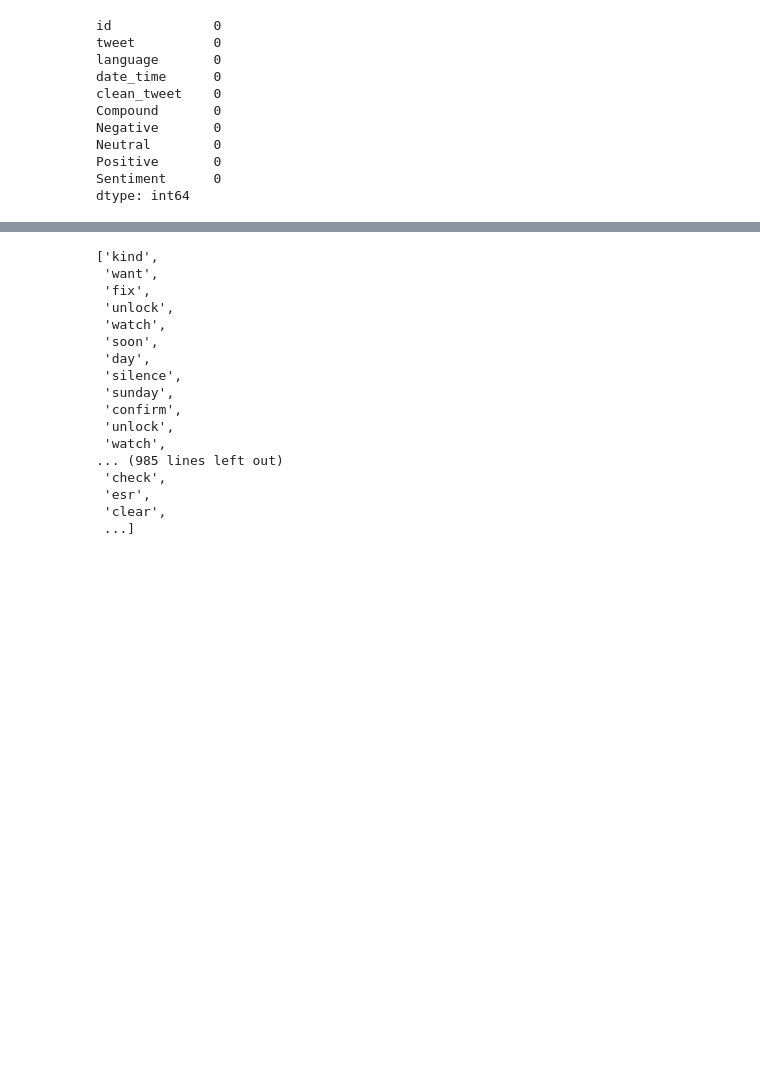
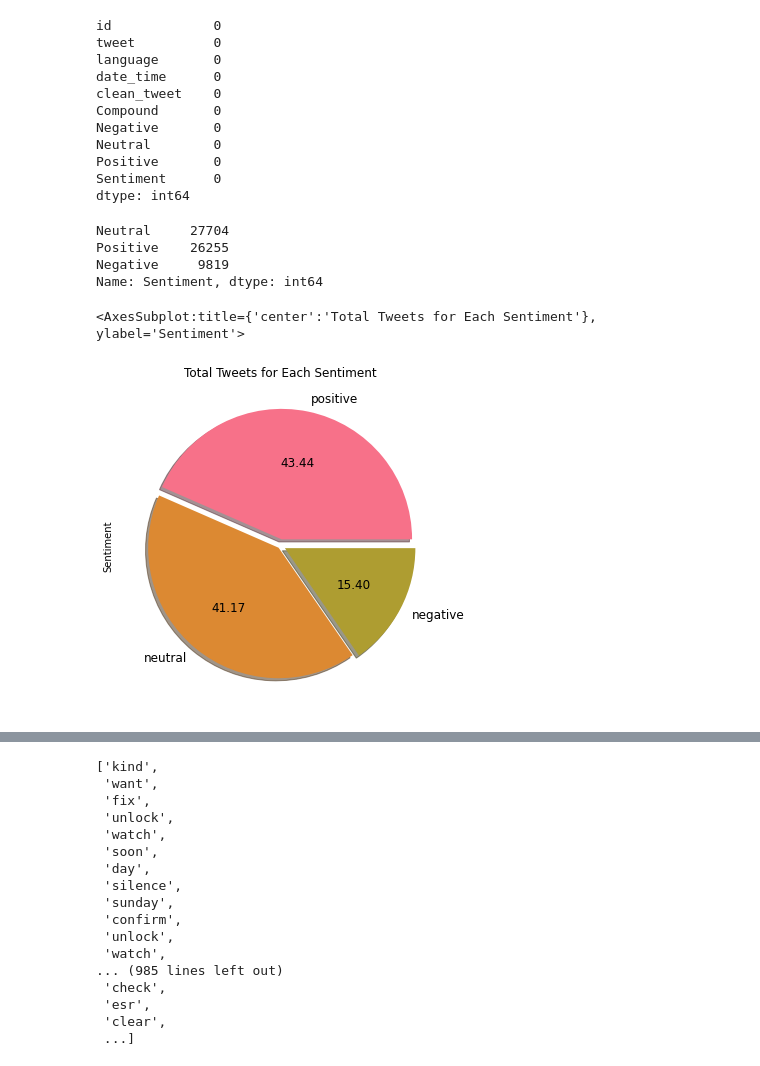
Before and after one commit to justinweible/iphone_13_analysis, a Jupyter notebook: Vader Sentiment.ipynb, the cells around one changed output, grey strips where cells are left out. Saved outputs shown, nothing was run; the diff lists cells and outputs as text; code cells hidden in the pictures; blank space fills up the shorter version.

```diff
--- a/Vader Sentiment.ipynb
+++ b/Vader Sentiment.ipynb
@@ -122,6 +122,21 @@ Neutral        0
 Positive       0
 Sentiment      0
 dtype: int64
+# %%
+df.Sentiment.value_counts()
+# %% [output]
+Neutral     27704
+Positive    26255
+Negative     9819
+Name: Sentiment, dtype: int64
+# %%
+colors=sns.color_palette("husl", 10)
+pd.Series(df['Sentiment']).value_counts().plot(kind="pie",colors=colors,
+    labels=["positive", "neutral", "negative"],explode=[0.05,0.02,0.04],
+    shadow=True,autopct='%.2f', fontsize=12,figsize=(6, 6),title = "Total Tweets for Each Sentiment")
+# %% [output]
+<AxesSubplot:title={'center':'Total Tweets for Each Sentiment'}, ylabel='Sentiment'>
+[figure, added]
 # %%
 # WordCloud for all words
 all_words = ' '.join([text for text in df['clean_tweet']])
```
Also changed, not shown: parts of 11 cells of this notebook, 30 other files.
